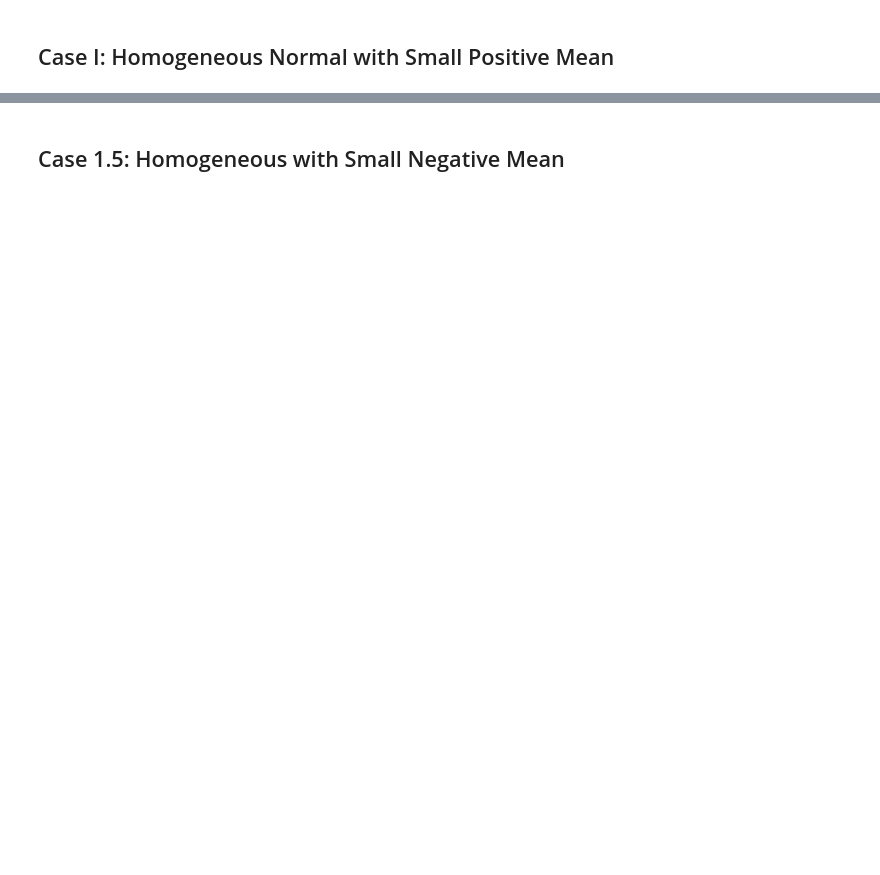
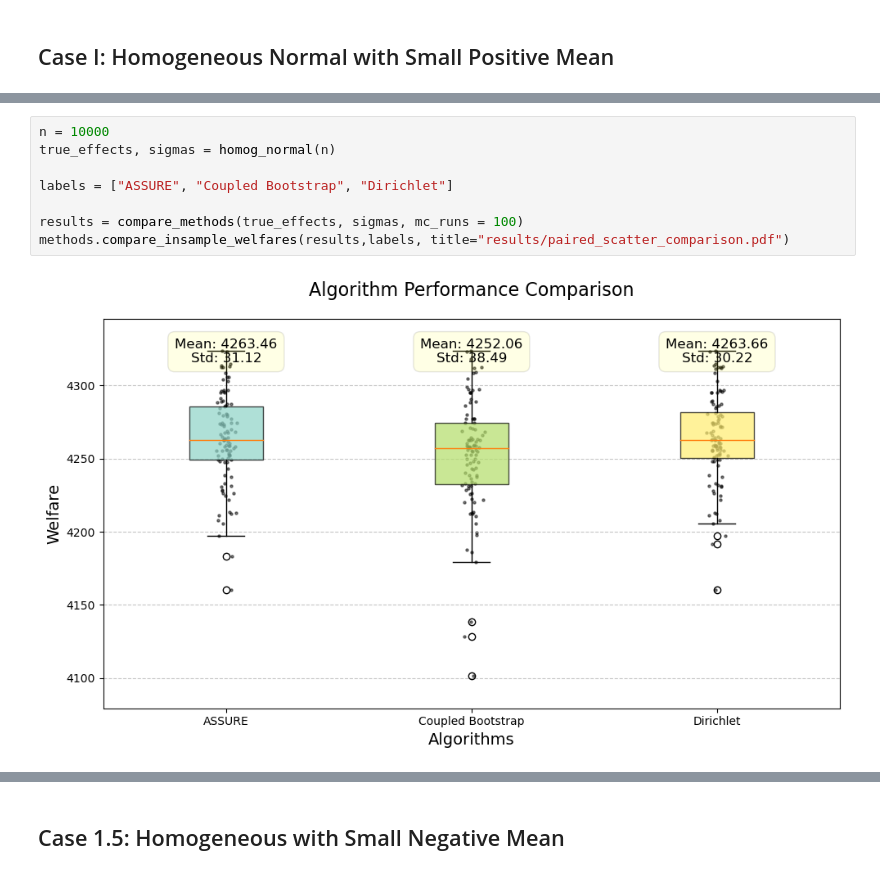
Before and after one commit to tsudijon/CompoundWelfareMaximization, a Jupyter notebook: notebooks/comparing_large_n.ipynb, the cells around one changed output, grey strips where cells are left out. Saved outputs shown, nothing was run; the diff lists cells and outputs as text; blank space fills up the shorter version.

```diff
--- a/notebooks/comparing_large_n.ipynb
+++ b/notebooks/comparing_large_n.ipynb
@@ -101,0 +118,10 @@ plt.show()
+# %%
+n = 10000
+true_effects, sigmas = homog_normal(n)
+
+labels = ["ASSURE", "Coupled Bootstrap", "Dirichlet"]
+
+results = compare_methods(true_effects, sigmas, mc_runs = 100)
+methods.compare_insample_welfares(results,labels, title="results/paired_scatter_comparison.pdf")
+# %% [output]
+[figure, added]
```
Also changed, not shown: parts of 25 cells of this notebook, 4 other files.
